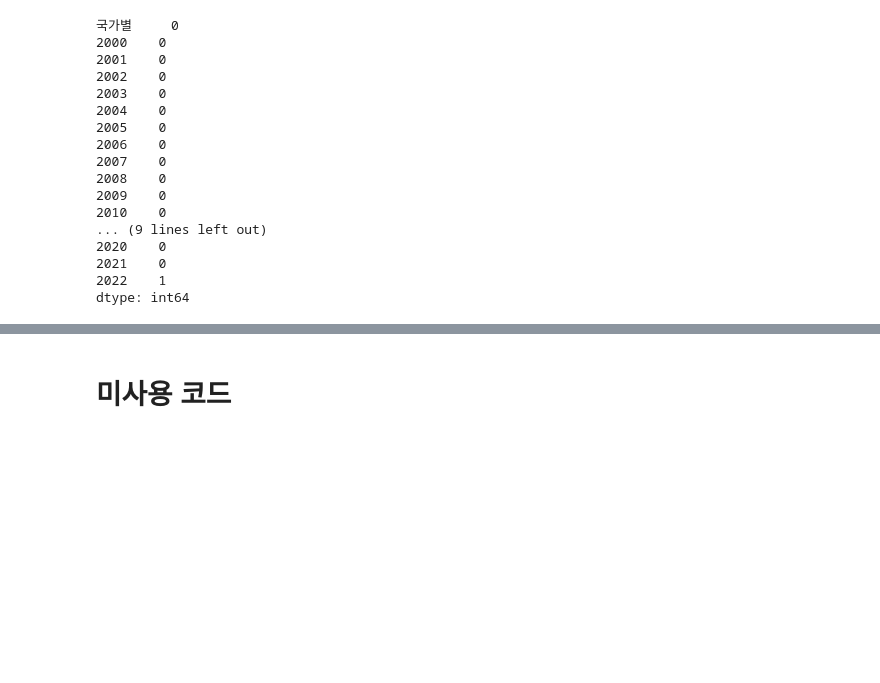
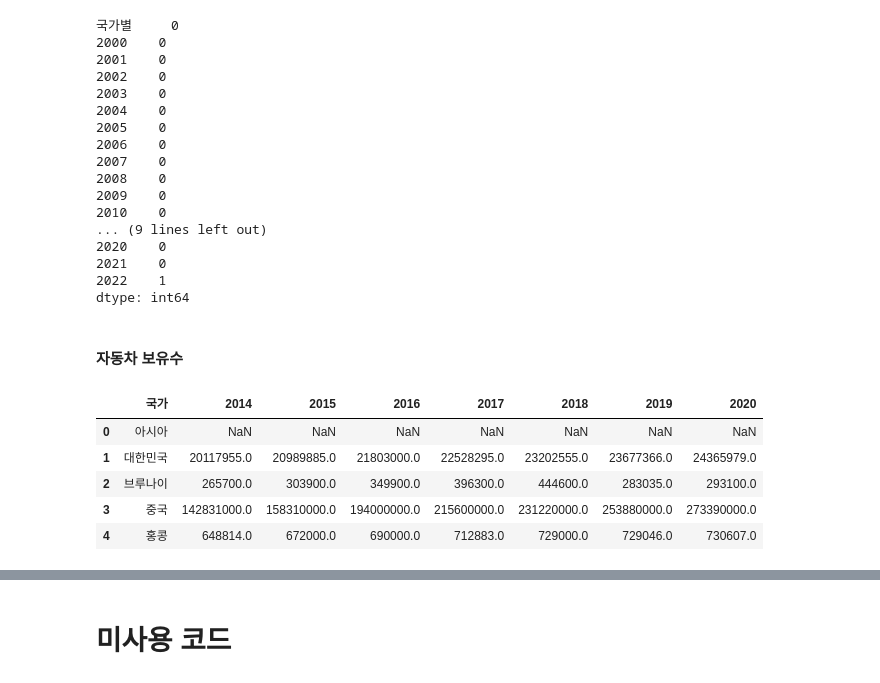
Before and after one commit to sooohyeonkim/Apec_Economic_Analysis, a Jupyter notebook: APEC_Economic_Analysis_EDA.ipynb, the cells around one changed output, grey strips where cells are left out. Saved outputs shown, nothing was run; the diff lists cells and outputs as text; code cells hidden in the pictures; blank space fills up the shorter version.

```diff
--- a/APEC_Economic_Analysis_EDA.ipynb
+++ b/APEC_Economic_Analysis_EDA.ipynb
@@ -1232,3 +1332,16 @@ dtype: int64
 # %%
 mobile_pivot2 = pivot(mobile_df2, '국가별', '연도별', '이동전화 가입수(1000명)')
 mobile_pivot2.to_excel('/content/drive/MyDrive/이동전화가입자_EDA2.xlsx', index=False)
+# %% [markdown]
+#### 자동차 보유수
+# %%
+file_path = os.path.join(basic_dir, 'item/자동차/자동차_보유대수_APEC회원국__20240121203014.xlsx')
+mycar = pd.read_excel(file_path)
+mycar.head()
+# %% [output]
+|  | 국가 | 2014 | 2015 | 2016 | 2017 | 2018 | 2019 | 2020 |
+| 0 | 아시아 | NaN | NaN | NaN | NaN | NaN | NaN | NaN |
+| 1 | 대한민국 | 20117955.0 | 20989885.0 | 21803000.0 | 22528295.0 | 23202555.0 | 23677366.0 | 24365979.0 |
+| 2 | 브루나이 | 265700.0 | 303900.0 | 349900.0 | 396300.0 | 444600.0 | 283035.0 | 293100.0 |
+| 3 | 중국 | 142831000.0 | 158310000.0 | 194000000.0 | 215600000.0 | 231220000.0 | 253880000.0 | 273390000.0 |
+| 4 | 홍콩 | 648814.0 | 672000.0 | 690000.0 | 712883.0 | 729000.0 | 729046.0 | 730607.0 |
```
Also changed, not shown: parts of 13 cells of this notebook.
